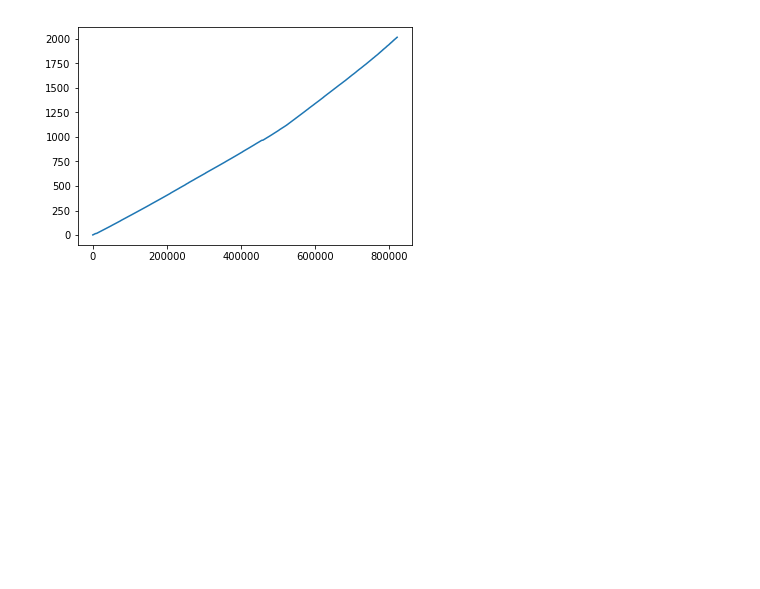
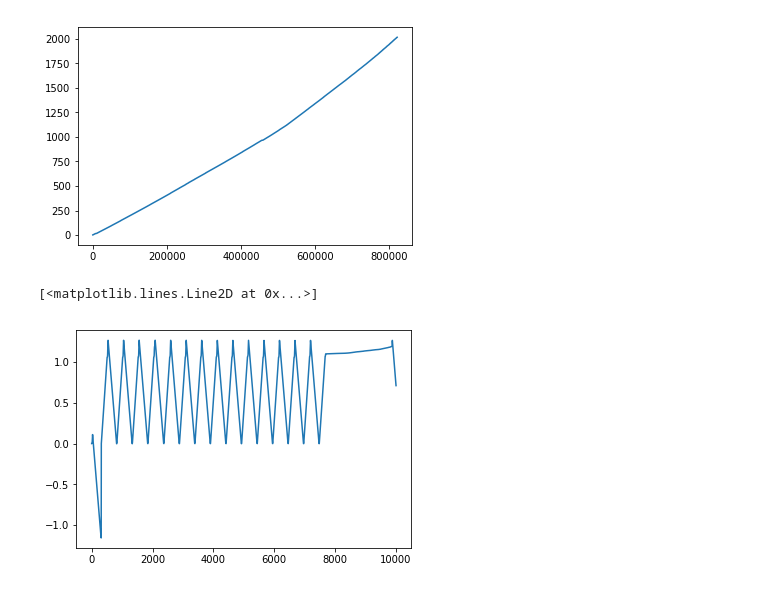
Before and after one commit to chintanp/BattDeg, a Jupyter notebook: scripts/Data_concatenation.ipynb, the cells around one changed output. Saved outputs shown, nothing was run; the diff lists cells and outputs as text; code cells hidden in the pictures; blank space fills up the shorter version.

```diff
--- a/scripts/Data_concatenation.ipynb
+++ b/scripts/Data_concatenation.ipynb
@@ -171,3 +205,8 @@ plt.plot(cycle_data['Cycle_Index'])
 # %% [output]
 [<matplotlib.lines.Line2D at 0x...>]
 [figure]
+# %%
+plt.plot(model_data['Capacity'].iloc[0:10000])
+# %% [output]
+[<matplotlib.lines.Line2D at 0x...>]
+[figure, added]
```
Also changed, not shown: parts of 4 cells of this notebook.
